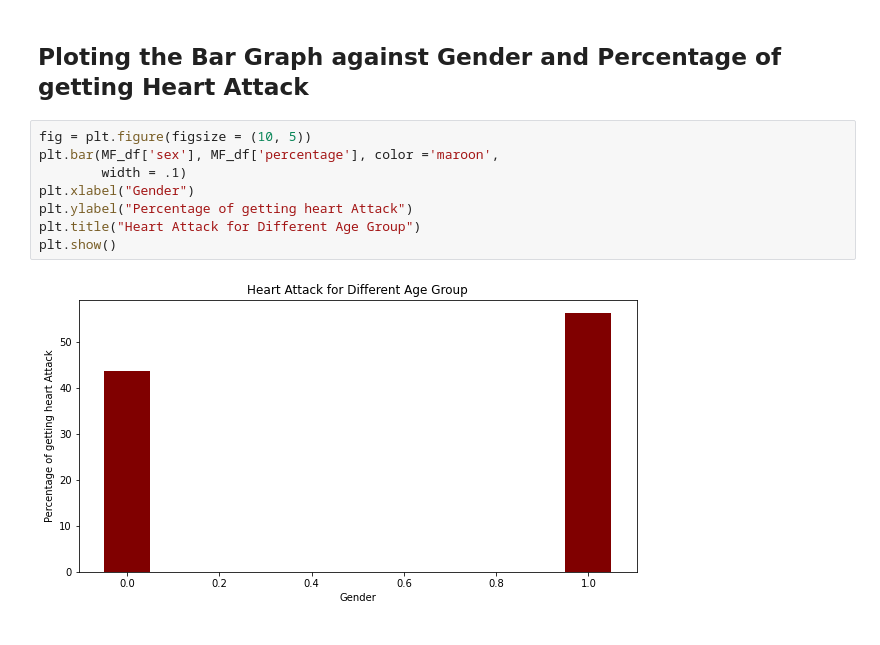
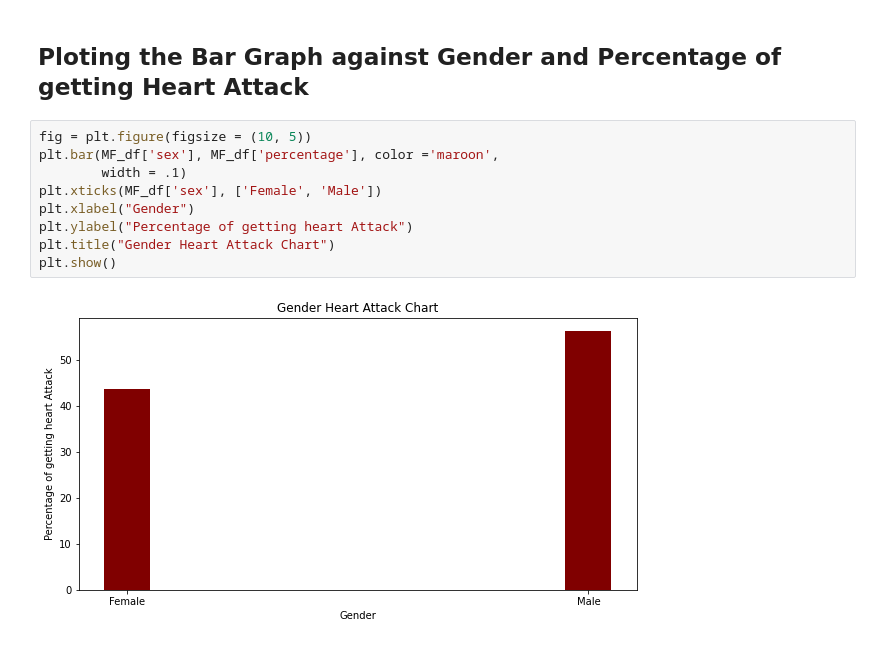
Before and after one commit to sandeshsingh4/DS-Classes, a Jupyter notebook: Assignments/Hear Attack Data.ipynb, the cells around one changed output. Cells and saved outputs as stored; diff of their text form.

```diff
--- a/Assignments/Hear Attack Data.ipynb
+++ b/Assignments/Hear Attack Data.ipynb
@@ -165,10 +166,11 @@ MF_df
 # %%
 fig = plt.figure(figsize = (10, 5))
 plt.bar(MF_df['sex'], MF_df['percentage'], color ='maroon',
         width = .1)
+plt.xticks(MF_df['sex'], ['Female', 'Male'])
 plt.xlabel("Gender")
 plt.ylabel("Percentage of getting heart Attack")
-plt.title("Heart Attack for Different Age Group")
+plt.title("Gender Heart Attack Chart")
 plt.show()
 # %% [output]
-[figure, old version]
+[figure, new version]
```
Also changed, not shown: parts of 2 cells of this notebook.
